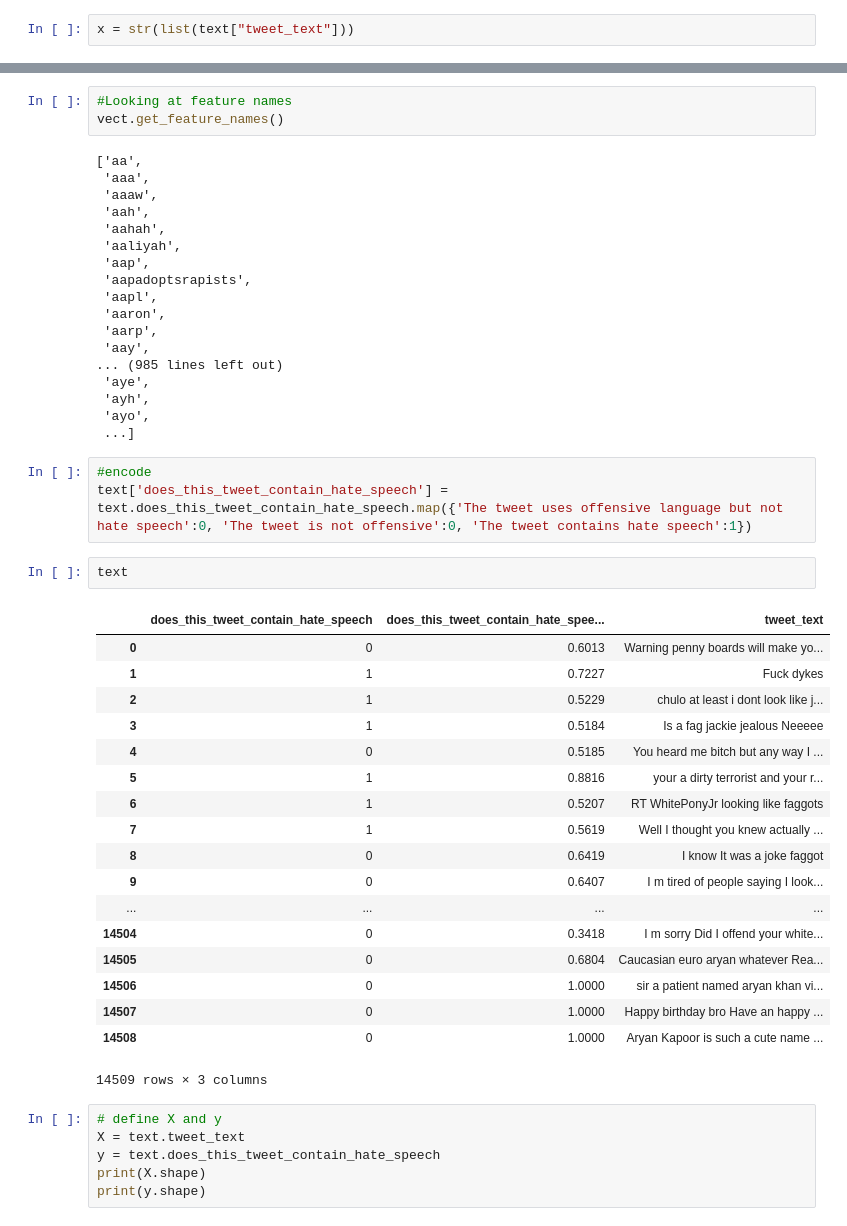
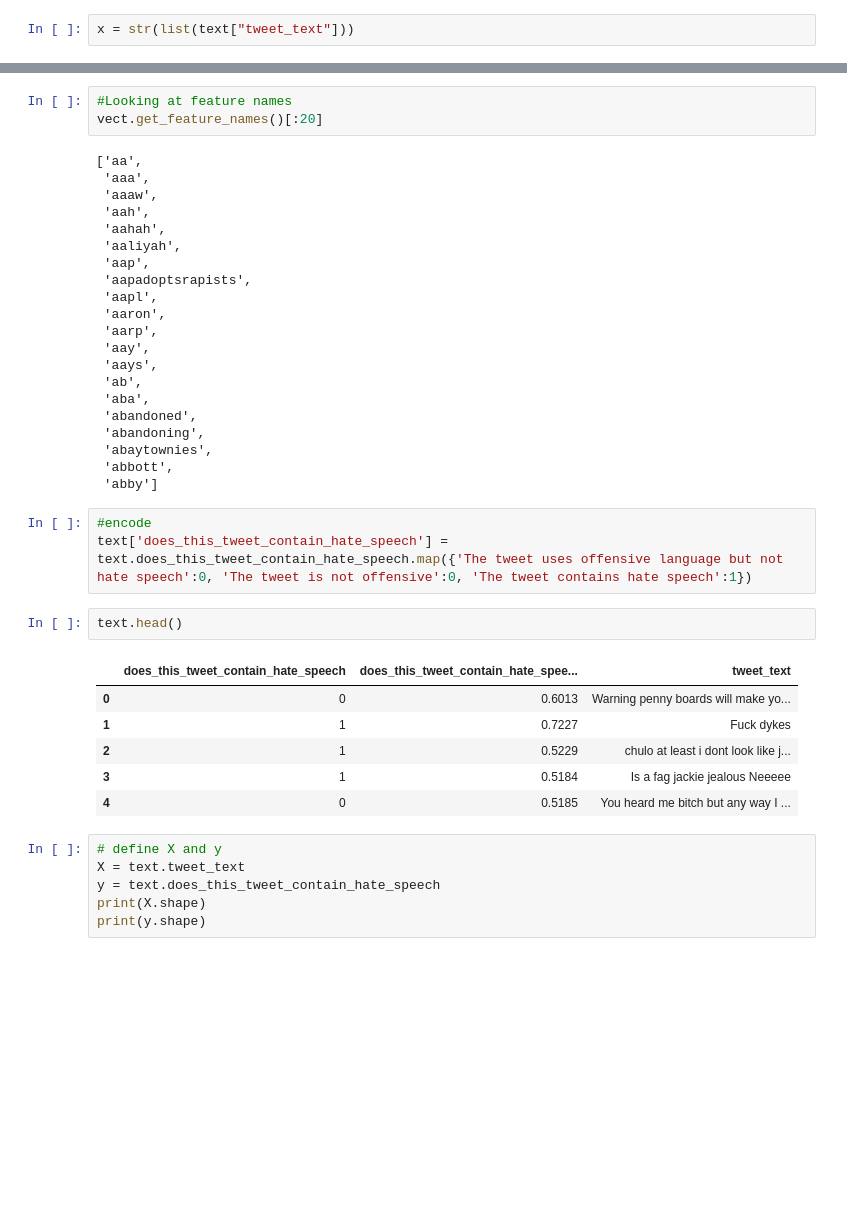
Before and after one commit to samp830/Twitter-Hate-Speech, a Jupyter notebook: Hate Speech.ipynb, the cells around one changed output, grey strips where cells are left out. Drawn from its saved outputs; the diff is of its cells as text; blank space fills up the shorter version.

```diff
--- a/Hate Speech.ipynb
+++ b/Hate Speech.ipynb
@@ -85,7 +89,7 @@ TfidfVectorizer(analyzer='word', binary=False, decode_error='strict',
         vocabulary=None)
 # %%
 #Looking at feature names
-vect.get_feature_names()
+vect.get_feature_names()[:20]
 # %% [output]
 ['aa',
  'aaa',
@@ -99,35 +103,26 @@ vect.get_feature_names()
  'aaron',
  'aarp',
  'aay',
-... (985 lines left out)
- 'aye',
- 'ayh',
- 'ayo',
- ...]
+ 'aays',
+ 'ab',
+ 'aba',
+ 'abandoned',
+ 'abandoning',
+ 'abaytownies',
+ 'abbott',
+ 'abby']
 # %%
 #encode
 text['does_this_tweet_contain_hate_speech'] = text.does_this_tweet_contain_hate_speech.map({'The tweet uses offensive language but not hate speech':0, 'The tweet is not offensive':0, 'The tweet contains hate speech':1})
 # %%
-text
+text.head()
 # %% [output]
 |  | does_this_tweet_contain_hate_speech | does_this_tweet_contain_hate_spee... | tweet_text |
 | 0 | 0 | 0.6013 | Warning penny boards will make yo... |
 | 1 | 1 | 0.7227 | Fuck dykes |
 | 2 | 1 | 0.5229 | chulo at least i dont look like j... |
 | 3 | 1 | 0.5184 | Is a fag jackie jealous Neeeee |
 | 4 | 0 | 0.5185 | You heard me bitch but any way I ... |
-| 5 | 1 | 0.8816 | your a dirty terrorist and your r... |
-| 6 | 1 | 0.5207 | RT WhitePonyJr looking like faggots |
-| 7 | 1 | 0.5619 | Well I thought you knew actually ... |
-| 8 | 0 | 0.6419 | I know It was a joke faggot |
-| 9 | 0 | 0.6407 | I m tired of people saying I look... |
-| ... | ... | ... | ... |
-| 14504 | 0 | 0.3418 | I m sorry Did I offend your white... |
-| 14505 | 0 | 0.6804 | Caucasian euro aryan whatever Rea... |
-| 14506 | 0 | 1.0000 | sir a patient named aryan khan vi... |
-| 14507 | 0 | 1.0000 | Happy birthday bro Have an happy ... |
-| 14508 | 0 | 1.0000 | Aryan Kapoor is such a cute name ... |
-14509 rows × 3 columns
 # %%
 # define X and y
 X = text.tweet_text
```
Also changed, not shown: parts of 20 cells of this notebook.
